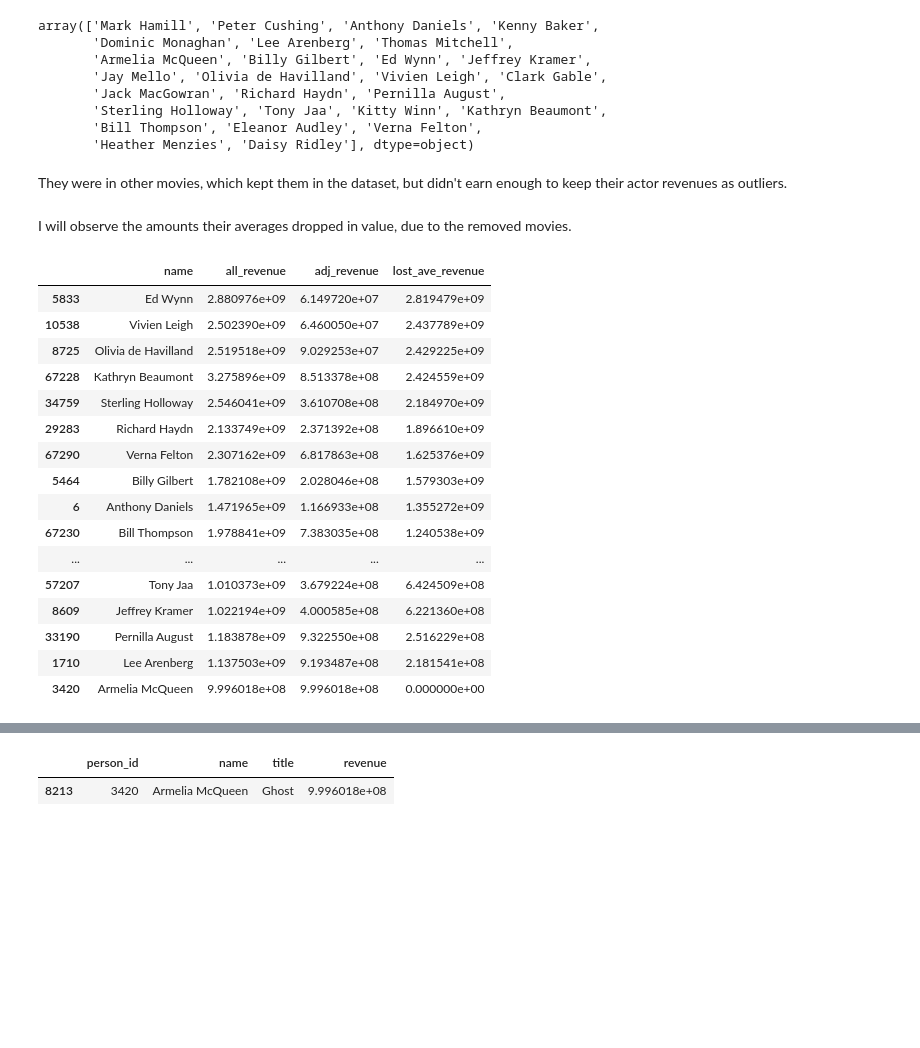
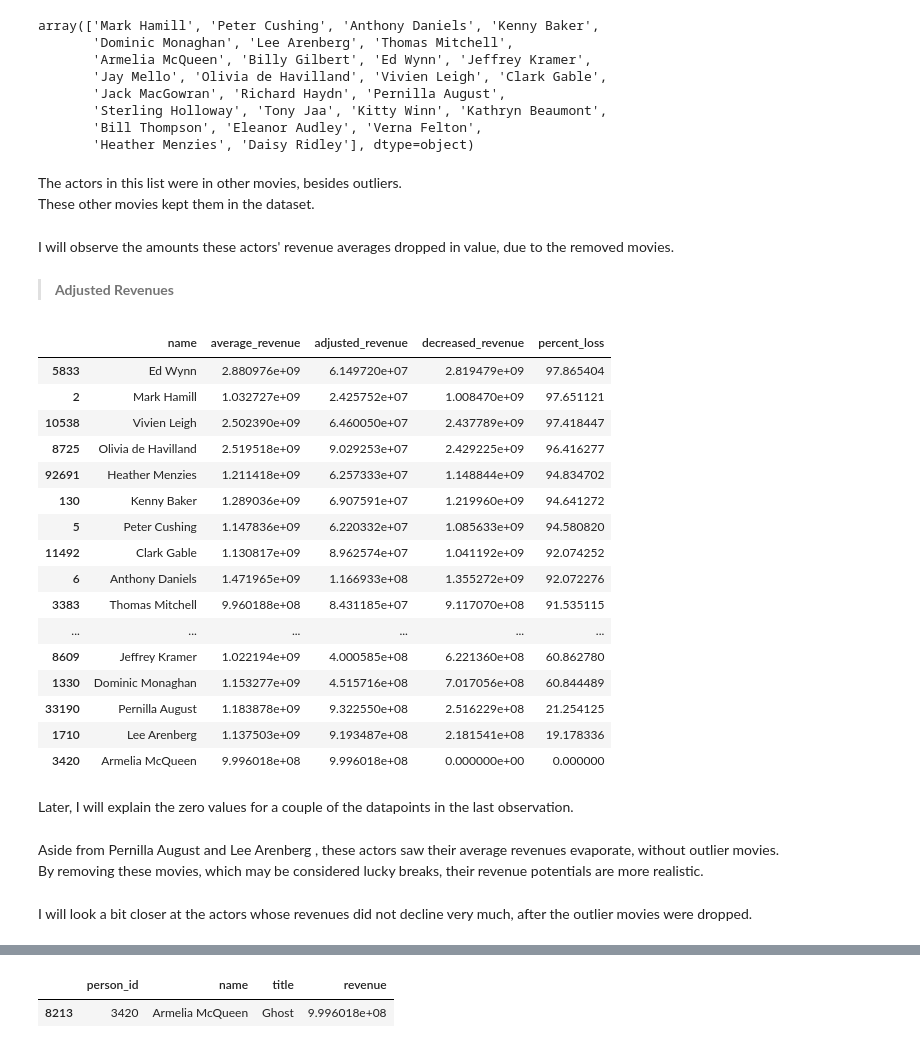
Before and after one commit to christianspybrook/movie_actor_tree_ensembles, a Jupyter notebook: data_wrangling/capstone2_optimize_target.ipynb, the cells around one changed output, grey strips where cells are left out. Cells and saved outputs as stored; diff of their text form; code cells hidden in the pictures; blank space fills up the shorter version.

Commit message:
Update capstone 2 optimize target nb

```diff
--- a/data_wrangling/capstone2_optimize_target.ipynb
+++ b/data_wrangling/capstone2_optimize_target.ipynb
@@ -28,7 +36,7 @@ This is your color palette...
 I will begin with the unaggregated actor dataset.
 # %%
 # read in actor dataset
-actor_df = pd.read_json('data/capstone2_ref.json')
+actor_df = pd.read_json('../data/capstone2_ref.json')
 # %%
 # observe actor by movie DataFrame before aggregation
 actor_df.head()
@@ -1009,44 +1042,60 @@ array(['Mark Hamill', 'Peter Cushing', 'Anthony Daniels', 'Kenny Baker',
        'Sterling Holloway', 'Tony Jaa', 'Kitty Winn', 'Kathryn Beaumont',
        'Bill Thompson', 'Eleanor Audley', 'Verna Felton',
        'Heather Menzies', 'Daisy Ridley'], dtype=object)
-# %% [markdown]
-They were in other movies, which kept them in the dataset, but didn't earn enough to keep their actor revenues as outliers.
+# %% [markdown]
+The actors in this list were in other movies, besides outliers.<br>
+These other movies kept them in the dataset.
 # %% [markdown]
-I will observe the amounts their averages dropped in value, due to the removed movies.
+I will observe the amounts these actors' revenue averages dropped in value, due to the removed movies.
+# %% [markdown]
+ > **Adjusted Revenues**
 # %%
 # get adjusted revenues of actors with outlier actor revenue, after removing outlier movies
 adj_revenues_remain_movie_outlier = np.array(no_movies_df[no_movies_df.index.isin(
     ids_remain_movie_outlier)]['revenue'])
 # get revenues of actors with outlier actor revenue, before removing outlier movies
 all_revenues_remain_movie_outlier = np.array(df[df.index.isin(
     ids_remain_movie_outlier)]['revenue'])
 # get lost revenue credit, due to removed outlier actor revenues
 lost_revenues_remain_movie_outlier = \
     all_revenues_remain_movie_outlier - adj_revenues_remain_movie_outlier
+# get percent of revenue decrease
+percent_loss = np.divide(
+    (all_revenues_remain_movie_outlier - adj_revenues_remain_movie_outlier),
+    all_revenues_remain_movie_outlier) * 100
 # create DataFrame with names and revenues of remaining outlier actors
-pd.DataFrame(list(zip(
+in_outlier_high_revenue_df = pd.DataFrame(list(zip(
     names_remain_movie_outlier,
     all_revenues_remain_movie_outlier,
     adj_revenues_remain_movie_outlier,
-    lost_revenues_remain_movie_outlier)),
+    lost_revenues_remain_movie_outlier,
+    percent_loss)),
              index=ids_remain_movie_outlier,
-             columns=['name', 'all_revenue', 'adj_revenue', 'lost_ave_revenue']
-            ).sort_values(['lost_ave_revenue'], ascending=False)
+             columns=['name', 'average_revenue', 'adjusted_revenue',
+                      'decreased_revenue', 'percent_loss'])
+in_outlier_high_revenue_df.sort_values(['percent_loss'], ascending=False)
 # %% [output]
-|  | name | all_revenue | adj_revenue | lost_ave_revenue |
-| 5833 | Ed Wynn | 2.880976e+09 | 6.149720e+07 | 2.819479e+09 |
-| 10538 | Vivien Leigh | 2.502390e+09 | 6.460050e+07 | 2.437789e+09 |
-| 8725 | Olivia de Havilland | 2.519518e+09 | 9.029253e+07 | 2.429225e+09 |
-| 67228 | Kathryn Beaumont | 3.275896e+09 | 8.513378e+08 | 2.424559e+09 |
-| 34759 | Sterling Holloway | 2.546041e+09 | 3.610708e+08 | 2.184970e+09 |
-| 29283 | Richard Haydn | 2.133749e+09 | 2.371392e+08 | 1.896610e+09 |
-| 67290 | Verna Felton | 2.307162e+09 | 6.817863e+08 | 1.625376e+09 |
-| 5464 | Billy Gilbert | 1.782108e+09 | 2.028046e+08 | 1.579303e+09 |
-| 6 | Anthony Daniels | 1.471965e+09 | 1.166933e+08 | 1.355272e+09 |
-| 67230 | Bill Thompson | 1.978841e+09 | 7.383035e+08 | 1.240538e+09 |
-| ... | ... | ... | ... | ... |
-| 57207 | Tony Jaa | 1.010373e+09 | 3.679224e+08 | 6.424509e+08 |
-| 8609 | Jeffrey Kramer | 1.022194e+09 | 4.000585e+08 | 6.221360e+08 |
-| 33190 | Pernilla August | 1.183878e+09 | 9.322550e+08 | 2.516229e+08 |
-| 1710 | Lee Arenberg | 1.137503e+09 | 9.193487e+08 | 2.181541e+08 |
-| 3420 | Armelia McQueen | 9.996018e+08 | 9.996018e+08 | 0.000000e+00 |
+|  | name | average_revenue | adjusted_revenue | decreased_revenue | percent_loss |
+| 5833 | Ed Wynn | 2.880976e+09 | 6.149720e+07 | 2.819479e+09 | 97.865404 |
+| 2 | Mark Hamill | 1.032727e+09 | 2.425752e+07 | 1.008470e+09 | 97.651121 |
+| 10538 | Vivien Leigh | 2.502390e+09 | 6.460050e+07 | 2.437789e+09 | 97.418447 |
+| 8725 | Olivia de Havilland | 2.519518e+09 | 9.029253e+07 | 2.429225e+09 | 96.416277 |
+| 92691 | Heather Menzies | 1.211418e+09 | 6.257333e+07 | 1.148844e+09 | 94.834702 |
+| 130 | Kenny Baker | 1.289036e+09 | 6.907591e+07 | 1.219960e+09 | 94.641272 |
+| 5 | Peter Cushing | 1.147836e+09 | 6.220332e+07 | 1.085633e+09 | 94.580820 |
+| 11492 | Clark Gable | 1.130817e+09 | 8.962574e+07 | 1.041192e+09 | 92.074252 |
+| 6 | Anthony Daniels | 1.471965e+09 | 1.166933e+08 | 1.355272e+09 | 92.072276 |
+| 3383 | Thomas Mitchell | 9.960188e+08 | 8.431185e+07 | 9.117070e+08 | 91.535115 |
+| ... | ... | ... | ... | ... | ... |
+| 8609 | Jeffrey Kramer | 1.022194e+09 | 4.000585e+08 | 6.221360e+08 | 60.862780 |
+| 1330 | Dominic Monaghan | 1.153277e+09 | 4.515716e+08 | 7.017056e+08 | 60.844489 |
+| 33190 | Pernilla August | 1.183878e+09 | 9.322550e+08 | 2.516229e+08 | 21.254125 |
+| 1710 | Lee Arenberg | 1.137503e+09 | 9.193487e+08 | 2.181541e+08 | 19.178336 |
+| 3420 | Armelia McQueen | 9.996018e+08 | 9.996018e+08 | 0.000000e+00 | 0.000000 |
+# %% [markdown]
+Later, I will explain the zero values for a couple of the datapoints in the last observation.
+# %% [markdown]
+Aside from Pernilla August and Lee Arenberg	, these actors saw their average revenues evaporate, without outlier movies.<br>
+By removing these movies, which may be considered lucky breaks, their revenue potentials are more realistic.
+# %% [markdown]
+I will look a bit closer at the actors whose revenues did not decline very much, after the outlier movies were dropped.
```
Also changed, not shown: parts of 145 cells of this notebook.
